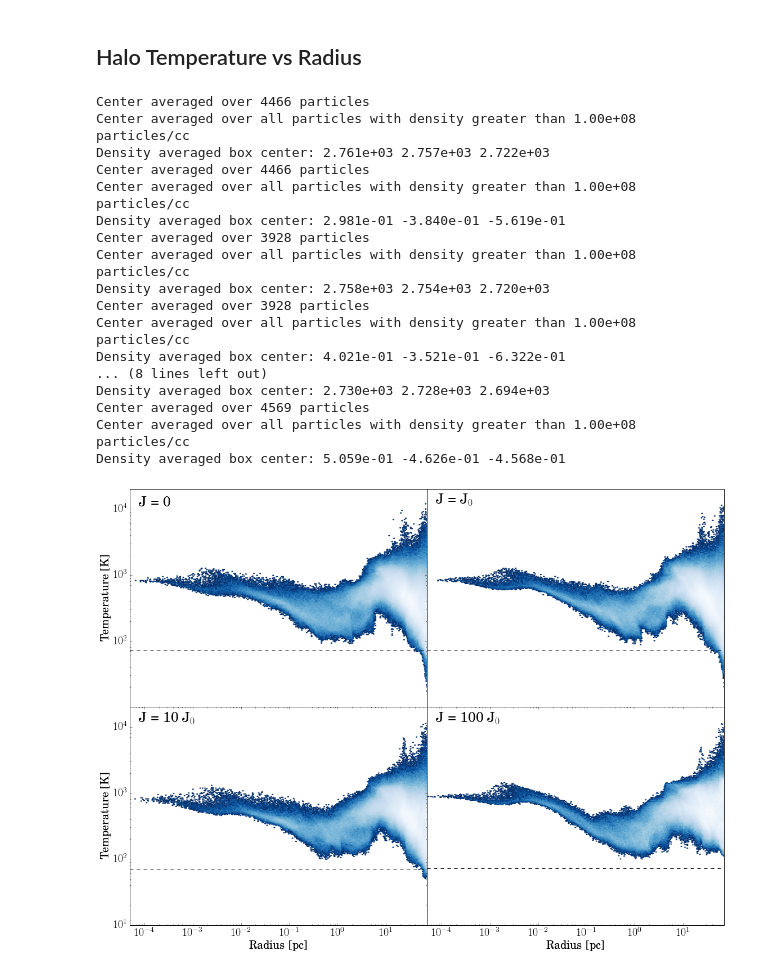
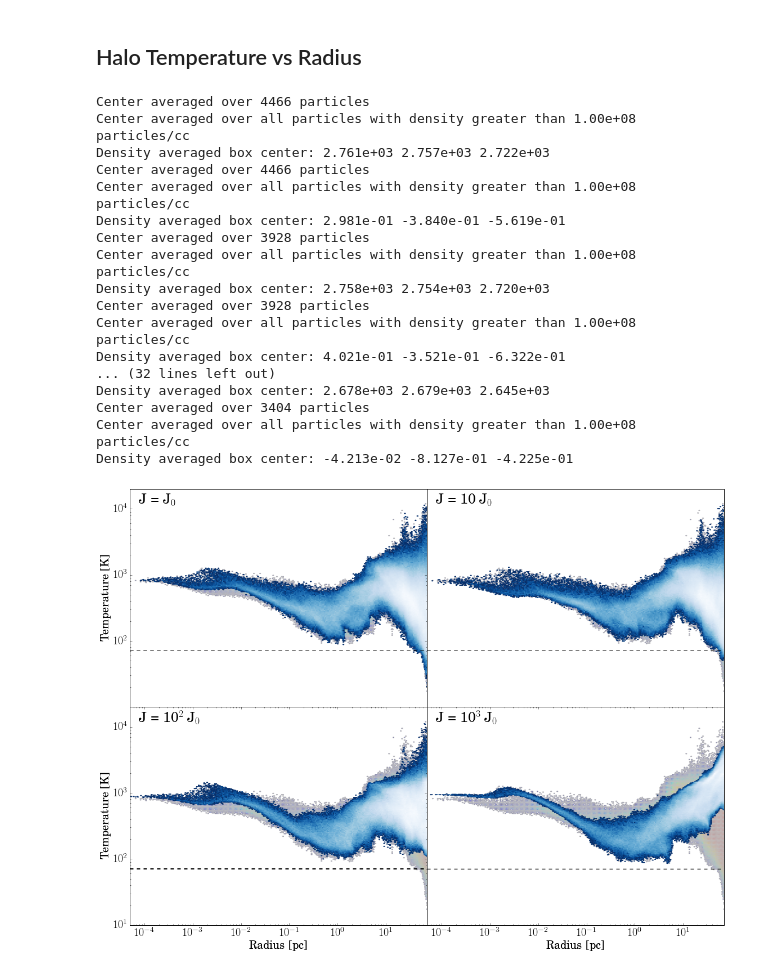
Before and after one commit to hummel/xray_notebooks, a Jupyter notebook: Phase Plots.ipynb, the cells around one changed output. Drawn from its saved outputs; the diff is of its cells as text; code cells hidden in the pictures.

```diff
--- a/Phase Plots.ipynb
+++ b/Phase Plots.ipynb
@@ -65,10 +72,10 @@ ax1 = fig.add_subplot(222)
 ax2 = fig.add_subplot(223)
 ax3 = fig.add_subplot(224)
 
-for i, (ax, snap) in enumerate([(ax0,snapV), (ax1,snap1), (ax2,snap2), (ax3,snap3)]):
+for i, (ax, snap) in enumerate([(ax0,snap1), (ax1,snap2), (ax2,snap3), (ax3,snap4)]):
     ax = pyGadget.multiplot.Phase.temp(snapV,ax, rasterized=True, color='.75', cmbline=False)
     ax = pyGadget.multiplot.Phase.temp(snap,ax, rasterized=True, cmap=plt.cm.Blues_r)
-    ax.text(.97,.95, simname[name[i]], ha='right', va='top', size=25, transform=ax.transAxes)
+    ax.text(.97,.95, simname[name[i+1]], ha='right', va='top', size=25, transform=ax.transAxes)
 
 ax0.xaxis.set_visible(False)
 ax1.xaxis.set_visible(False)
@@ -91,10 +98,10 @@ ax0 = fig.add_subplot(221)
 ax1 = fig.add_subplot(222)
 ax2 = fig.add_subplot(223)
 ax3 = fig.add_subplot(224)
-for i, (ax, snap) in enumerate([(ax0,snapV), (ax1,snap1), (ax2,snap2), (ax3,snap3)]):
+for i, (ax, snap) in enumerate([(ax0,snap1), (ax1,snap2), (ax2,snap3), (ax3,snap4)]):
     ax = pyGadget.multiplot.Phase.h2frac(snapV,ax, rasterized=True, color='.75')
     ax = pyGadget.multiplot.Phase.h2frac(snap,ax, rasterized=True, cmap=plt.cm.Blues_r)
-    ax.text(.03,.97, simname[name[i]], ha='left', va='top', size=25, transform=ax.transAxes)
+    ax.text(.03,.97, simname[name[i+1]], ha='left', va='top', size=25, transform=ax.transAxes)
 
 ax0.xaxis.set_visible(False)
 ax1.xaxis.set_visible(False)
@@ -115,10 +122,10 @@ ax0 = fig.add_subplot(221)
 ax1 = fig.add_subplot(222)
 ax2 = fig.add_subplot(223)
 ax3 = fig.add_subplot(224)
-for i, (ax, snap) in enumerate([(ax0,snapV), (ax1,snap1), (ax2,snap2), (ax3,snap3)]):
+for i, (ax, snap) in enumerate([(ax0,snap1), (ax1,snap2), (ax2,snap3), (ax3,snap4)]):
     ax = pyGadget.multiplot.Phase.HDfrac(snapV,ax, rasterized=True, color='.75')
     ax = pyGadget.multiplot.Phase.HDfrac(snap,ax, rasterized=True, cmap=plt.cm.Blues_r)
-    ax.text(.03,.95, simname[name[1]], ha='left', va='top', size=25, transform=ax.transAxes)
+    ax.text(.03,.95, simname[name[i+1]], ha='left', va='top', size=25, transform=ax.transAxes)
 
 ax0.xaxis.set_visible(False)
 ax1.xaxis.set_visible(False)
@@ -140,10 +147,10 @@ ax0 = fig.add_subplot(221)
 ax1 = fig.add_subplot(222)
 ax2 = fig.add_subplot(223)
 ax3 = fig.add_subplot(224)
-ax0 = pyGadget.multiplot.Phase.electron_frac(snapV,ax0, rasterized=True, cmap=plt.cm.Blues_r)
-ax1 = pyGadget.multiplot.Phase.electron_frac(snap1,ax1, rasterized=True, cmap=plt.cm.Blues_r)
-ax2 = pyGadget.multiplot.Phase.electron_frac(snap2,ax2, rasterized=True, cmap=plt.cm.Blues_r)
-ax3 = pyGadget.multiplot.Phase.electron_frac(snap3,ax3, rasterized=True, cmap=plt.cm.Blues_r)
+for i, (ax, snap) in enumerate([(ax0,snap1), (ax1,snap2), (ax2,snap3), (ax3,snap4)]):
+    ax = pyGadget.multiplot.Phase.electron_frac(snapV,ax, rasterized=True, color='.75')
+    ax = pyGadget.multiplot.Phase.electron_frac(snap,ax, rasterized=True, cmap=plt.cm.Blues_r)
+    ax.text(.05,.1, simname[name[i]], ha='left', va='top', size=25, transform=ax.transAxes)
 
 ax0.xaxis.set_visible(False)
 ax1.xaxis.set_visible(False)
@@ -153,11 +160,6 @@ ax2.set_xticks((1e-2,1e0,1e2,1e4,1e6,1e8,1e10))
 ax3.set_xticks((1e-2,1e0,1e2,1e4,1e6,1e8,1e10,1e12))
 #ax2.set_yticks((1e-10,1e-9,1e-8,1e-7,1e-6,1e-5))
 
-ax0.text(.05,.1, r'J = 0', ha='left', va='top', size=25, transform=ax0.transAxes)
-ax1.text(.05,.1, r'J = J$_{0}$', ha='left', va='top', size=25, transform=ax1.transAxes)
-ax2.text(.05,.1, r'J = 10 J$_{0}$', ha='left', va='top', size=25, transform=ax2.transAxes)
-ax3.text(.05,.1, r'J = 100 J$_{0}$', ha='left', va='top', size=25, transform=ax3.transAxes)
-
 plt.tight_layout(w_pad=0.0,h_pad=0.0)
 fig.savefig('figures/phase_diagrams/elec'+tag+'.png', bbox_inches='tight')
 # %% [output]
@@ -239,43 +241,39 @@ fig.savefig('figures/phase_diagrams/combo-overlay'+tag+'.png', bbox_inches='tigh
 fig = plt.figure(2, figsize=(16,12))
 ax0 = fig.add_subplot(221)
 ax1 = fig.add_subplot(222)
 ax2 = fig.add_subplot(223)
 ax3 = fig.add_subplot(224)
-ax0 = pyGadget.multiplot.Phase.radial_temp(snapV,ax0, cmap=plt.cm.Blues_r, rasterized=True)
-ax1 = pyGadget.multiplot.Phase.radial_temp(snap1,ax1, cmap=plt.cm.Blues_r, rasterized=True)
-ax2 = pyGadget.multiplot.Phase.radial_temp(snap2,ax2, cmap=plt.cm.Blues_r, rasterized=True)
-ax3 = pyGadget.multiplot.Phase.radial_temp(snap3,ax3, cmap=plt.cm.Blues_r, rasterized=True)
+for i, (ax, snap) in enumerate([(ax0,snap1), (ax1,snap2), (ax2,snap3), (ax3,snap4)]):
+    ax = pyGadget.multiplot.Phase.radial_temp(snapV,ax, rasterized=True, color='.75')
+    ax = pyGadget.multiplot.Phase.radial_temp(snap,ax, rasterized=True, cmap=plt.cm.Blues_r)
+    ax.text(.03,.97, simname[name[i+1]], ha='left', va='top', size=25, transform=ax.transAxes)
 
 ax0.xaxis.set_visible(False)
 ax1.xaxis.set_visible(False)
 ax1.yaxis.set_visible(False)
 ax3.yaxis.set_visible(False)
 ax0.set_yticks((1e2,1e3,1e4))
 ax2.set_yticks((10,1e2,1e3,1e4))
 
-ax0.text(.03,.97, r'J = 0', ha='left', va='top', size=25, transform=ax0.transAxes)
-ax1.text(.03,.97, r'J = J$_{0}$', ha='left', va='top', size=25, transform=ax1.transAxes)
-ax2.text(.03,.97, r'J = 10 J$_{0}$', ha='left', va='top', size=25, transform=ax2.transAxes)
-ax3.text(.03,.97, r'J = 100 J$_{0}$', ha='left', va='top', size=25, transform=ax3.transAxes)
 
 plt.tight_layout(w_pad=0.0,h_pad=0.0)
 fig.savefig('figures/phase_diagrams/radial_temp'+tag+'.png', bbox_inches='tight')
 # %% [output]
 Center averaged over 4466 particles
 Center averaged over all particles with density greater than 1.00e+08 particles/cc
 Density averaged box center: 2.761e+03 2.757e+03 2.722e+03
 Center averaged over 4466 particles
 Center averaged over all particles with density greater than 1.00e+08 particles/cc
 Density averaged box center: 2.981e-01 -3.840e-01 -5.619e-01
 Center averaged over 3928 particles
 Center averaged over all particles with density greater than 1.00e+08 particles/cc
 Density averaged box center: 2.758e+03 2.754e+03 2.720e+03
 Center averaged over 3928 particles
 Center averaged over all particles with density greater than 1.00e+08 particles/cc
 Density averaged box center: 4.021e-01 -3.521e-01 -6.322e-01
-... (8 lines left out)
-Density averaged box center: 2.730e+03 2.728e+03 2.694e+03
-Center averaged over 4569 particles
+... (32 lines left out)
+Density averaged box center: 2.678e+03 2.679e+03 2.645e+03
+Center averaged over 3404 particles
 Center averaged over all particles with density greater than 1.00e+08 particles/cc
-Density averaged box center: 5.059e-01 -4.626e-01 -4.568e-01
+Density averaged box center: -4.213e-02 -8.127e-01 -4.225e-01
-[figure, old version]
+[figure, new version]
```
Also changed, not shown: parts of 8 cells of this notebook.
